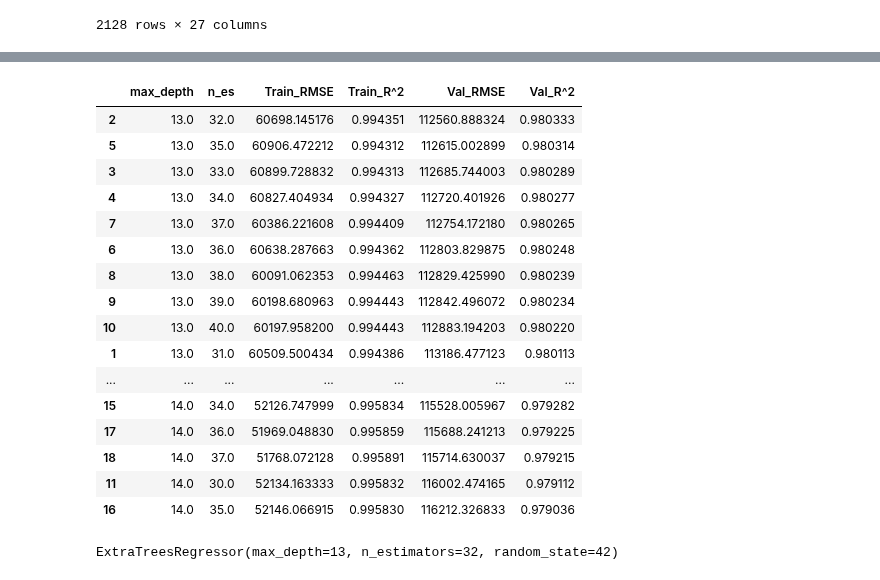
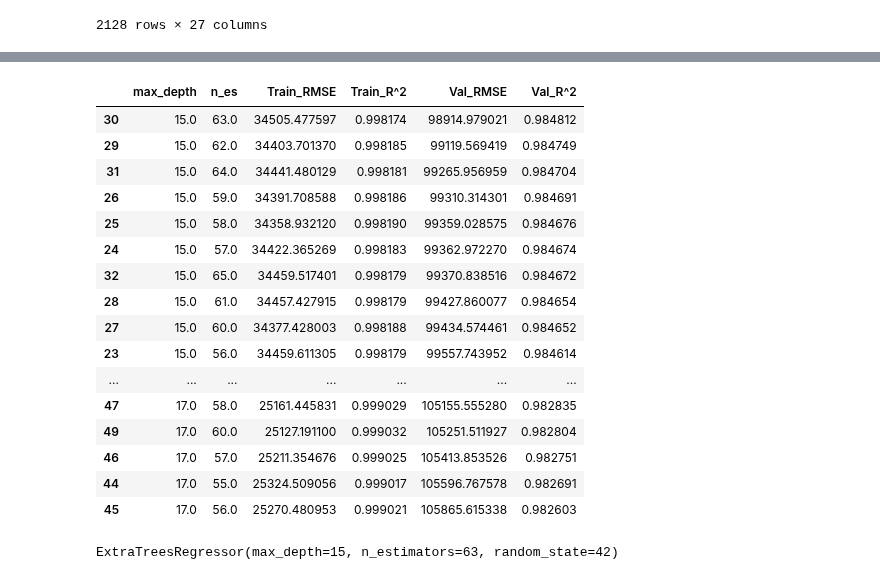
Before and after one commit to khoa2181/DataPreparation, a Jupyter notebook: Tran Minh Khoa_Final Data Preparation.ipynb, the cells around one changed output, grey strips where cells are left out. Saved outputs shown, nothing was run; the diff lists cells and outputs as text; code cells hidden in the pictures.

```diff
--- a/Tran Minh Khoa_Final Data Preparation.ipynb
+++ b/Tran Minh Khoa_Final Data Preparation.ipynb
@@ -59,6 +62,6 @@ for i in [train, test]:
     i['n_owner'].replace(to_replace='Test Drive Car', value=-1, inplace=True)
 # %%
 for i in [train, test]:
-    i['brand_price'] = i['brand'].copy()
-    for j in i.brand.unique():
-        i['brand_price'].replace(to_replace=j, value = train[train.brand == j].selling_price.median()/100000, inplace=True)
+    i['brand_price'] = i['brand_extend'].copy()
+    for j in i.brand_extend.unique():
+        i['brand_price'].replace(to_replace=j, value = train[train.brand_extend == j].selling_price.mean()/100000, inplace=True)
@@ -96,0 +70,13 @@ test
+# %%
+for i in [train, test]:
+    for j in ['n_mileage', 'n_engine', 'n_max_power', 'torque_nm', 'seats']:
+        for k in i[i[j].isna()].index:
+            i.at[k, j] = train[train.brand_extend == i.loc[k].brand_extend][j].mean()
+# %%
+for i in test[test.brand_price.isna()].index:
+    test.at[i, 'brand_price'] = train[train.brand == test.loc[i].brand].selling_price.mean()/100000
+# %%
+for i in [train, test]:
+    for j in ['n_mileage', 'n_engine', 'n_max_power', 'torque_nm', 'seats']:
+        for k in i[i[j].isna()].index:
+            i.at[k, j] = train[train.brand == i.loc[k].brand][j].mean()
@@ -266,45 +240,45 @@ result.sort_values(by='Val_RMSE')
 # %%
 result3 = pd.DataFrame(columns=['max_depth','n_es', 'Train_RMSE', 'Train_R^2', 'Val_RMSE', 'Val_R^2'])
 
-for i in range(13,15):
-    for j in range(30,41):
+for i in range(13,18):
+    for j in range(55,66):
         extra_tree = ExtraTreesRegressor(random_state=42, max_depth=i, n_estimators=j)
         extra_tree.fit(x_train,y_train)
 
         train_pred = extra_tree.predict(x_train)
         val_pred = extra_tree.predict(x_val)
 
         train_rmse = np.sqrt(metrics.mean_squared_error(y_train, train_pred))
         train_r2 = metrics.r2_score(y_train, train_pred)
         val_rmse = np.sqrt(metrics.mean_squared_error(y_val, val_pred))
         val_r2 = metrics.r2_score(y_val, val_pred)
 
         result3 = result3.append(pd.Series({'max_depth': i,'n_es': j, 'Train_RMSE':train_rmse, 'Train_R^2':train_r2, 'Val_RMSE':val_rmse, 'Val_R^2':val_r2}), ignore_index=True)
 
 result3.sort_values(by='Val_RMSE')
 # %% [output]
 |  | max_depth | n_es | Train_RMSE | Train_R^2 | Val_RMSE | Val_R^2 |
-| 2 | 13.0 | 32.0 | 60698.145176 | 0.994351 | 112560.888324 | 0.980333 |
-| 5 | 13.0 | 35.0 | 60906.472212 | 0.994312 | 112615.002899 | 0.980314 |
-| 3 | 13.0 | 33.0 | 60899.728832 | 0.994313 | 112685.744003 | 0.980289 |
-| 4 | 13.0 | 34.0 | 60827.404934 | 0.994327 | 112720.401926 | 0.980277 |
-| 7 | 13.0 | 37.0 | 60386.221608 | 0.994409 | 112754.172180 | 0.980265 |
-| 6 | 13.0 | 36.0 | 60638.287663 | 0.994362 | 112803.829875 | 0.980248 |
-| 8 | 13.0 | 38.0 | 60091.062353 | 0.994463 | 112829.425990 | 0.980239 |
-| 9 | 13.0 | 39.0 | 60198.680963 | 0.994443 | 112842.496072 | 0.980234 |
-| 10 | 13.0 | 40.0 | 60197.958200 | 0.994443 | 112883.194203 | 0.980220 |
-| 1 | 13.0 | 31.0 | 60509.500434 | 0.994386 | 113186.477123 | 0.980113 |
+| 30 | 15.0 | 63.0 | 34505.477597 | 0.998174 | 98914.979021 | 0.984812 |
+| 29 | 15.0 | 62.0 | 34403.701370 | 0.998185 | 99119.569419 | 0.984749 |
+| 31 | 15.0 | 64.0 | 34441.480129 | 0.998181 | 99265.956959 | 0.984704 |
+| 26 | 15.0 | 59.0 | 34391.708588 | 0.998186 | 99310.314301 | 0.984691 |
+| 25 | 15.0 | 58.0 | 34358.932120 | 0.998190 | 99359.028575 | 0.984676 |
+| 24 | 15.0 | 57.0 | 34422.365269 | 0.998183 | 99362.972270 | 0.984674 |
+| 32 | 15.0 | 65.0 | 34459.517401 | 0.998179 | 99370.838516 | 0.984672 |
+| 28 | 15.0 | 61.0 | 34457.427915 | 0.998179 | 99427.860077 | 0.984654 |
+| 27 | 15.0 | 60.0 | 34377.428003 | 0.998188 | 99434.574461 | 0.984652 |
+| 23 | 15.0 | 56.0 | 34459.611305 | 0.998179 | 99557.743952 | 0.984614 |
 | ... | ... | ... | ... | ... | ... | ... |
-| 15 | 14.0 | 34.0 | 52126.747999 | 0.995834 | 115528.005967 | 0.979282 |
-| 17 | 14.0 | 36.0 | 51969.048830 | 0.995859 | 115688.241213 | 0.979225 |
-| 18 | 14.0 | 37.0 | 51768.072128 | 0.995891 | 115714.630037 | 0.979215 |
-| 11 | 14.0 | 30.0 | 52134.163333 | 0.995832 | 116002.474165 | 0.979112 |
-| 16 | 14.0 | 35.0 | 52146.066915 | 0.995830 | 116212.326833 | 0.979036 |
+| 47 | 17.0 | 58.0 | 25161.445831 | 0.999029 | 105155.555280 | 0.982835 |
+| 49 | 17.0 | 60.0 | 25127.191100 | 0.999032 | 105251.511927 | 0.982804 |
+| 46 | 17.0 | 57.0 | 25211.354676 | 0.999025 | 105413.853526 | 0.982751 |
+| 44 | 17.0 | 55.0 | 25324.509056 | 0.999017 | 105596.767578 | 0.982691 |
+| 45 | 17.0 | 56.0 | 25270.480953 | 0.999021 | 105865.615338 | 0.982603 |
 # %%
-extra_tree = ExtraTreesRegressor(random_state=42, max_depth=13, n_estimators=32)
+extra_tree = ExtraTreesRegressor(random_state=42, max_depth=15, n_estimators=63)
 extra_tree.fit(x_train,y_train)
 # %% [output]
-ExtraTreesRegressor(max_depth=13, n_estimators=32, random_state=42)
+ExtraTreesRegressor(max_depth=15, n_estimators=63, random_state=42)
 # %%
 train_pred = extra_tree.predict(x_train)
 val_pred = extra_tree.predict(x_val)
```
Also changed, not shown: parts of 21 cells of this notebook.
